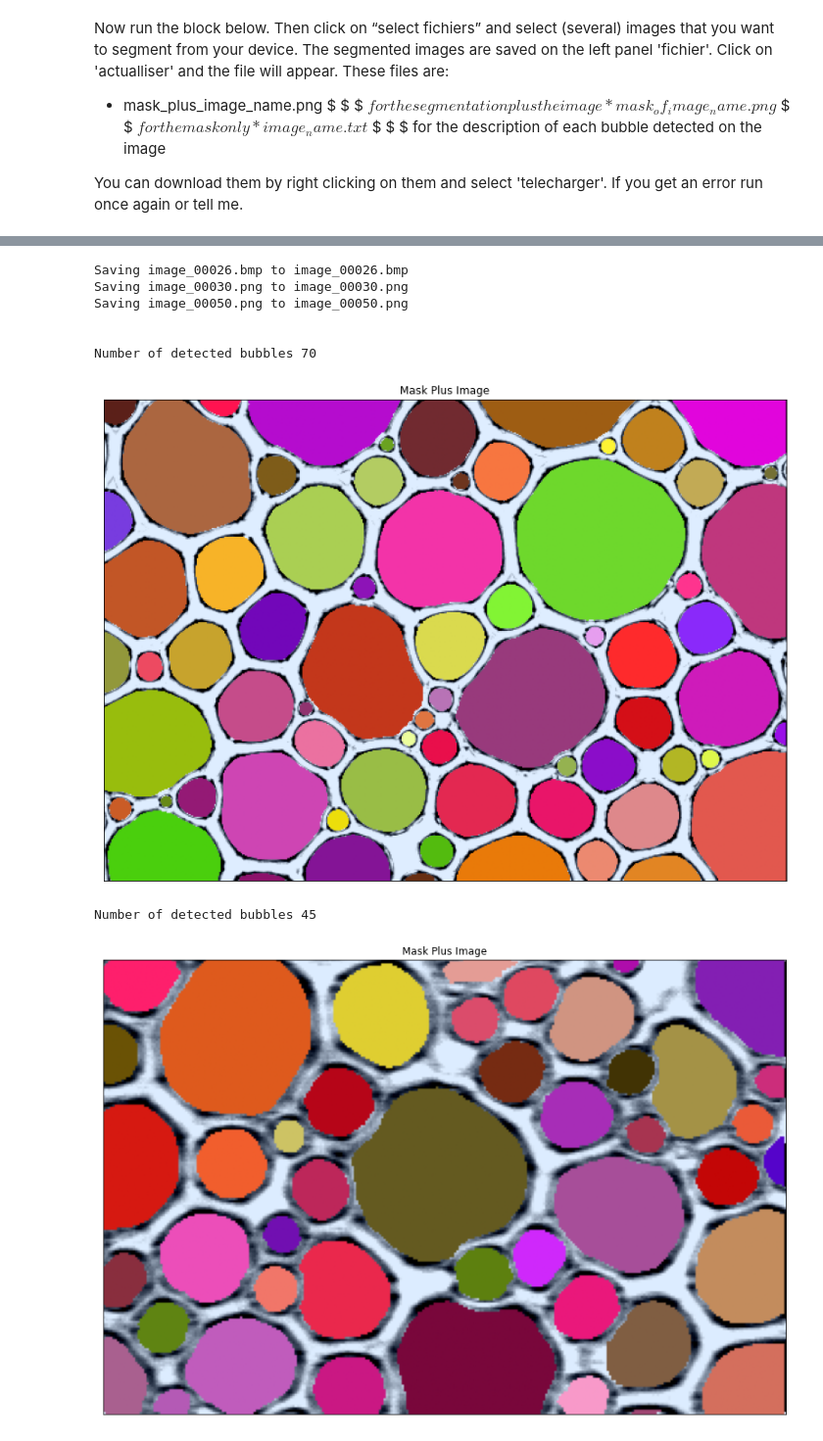
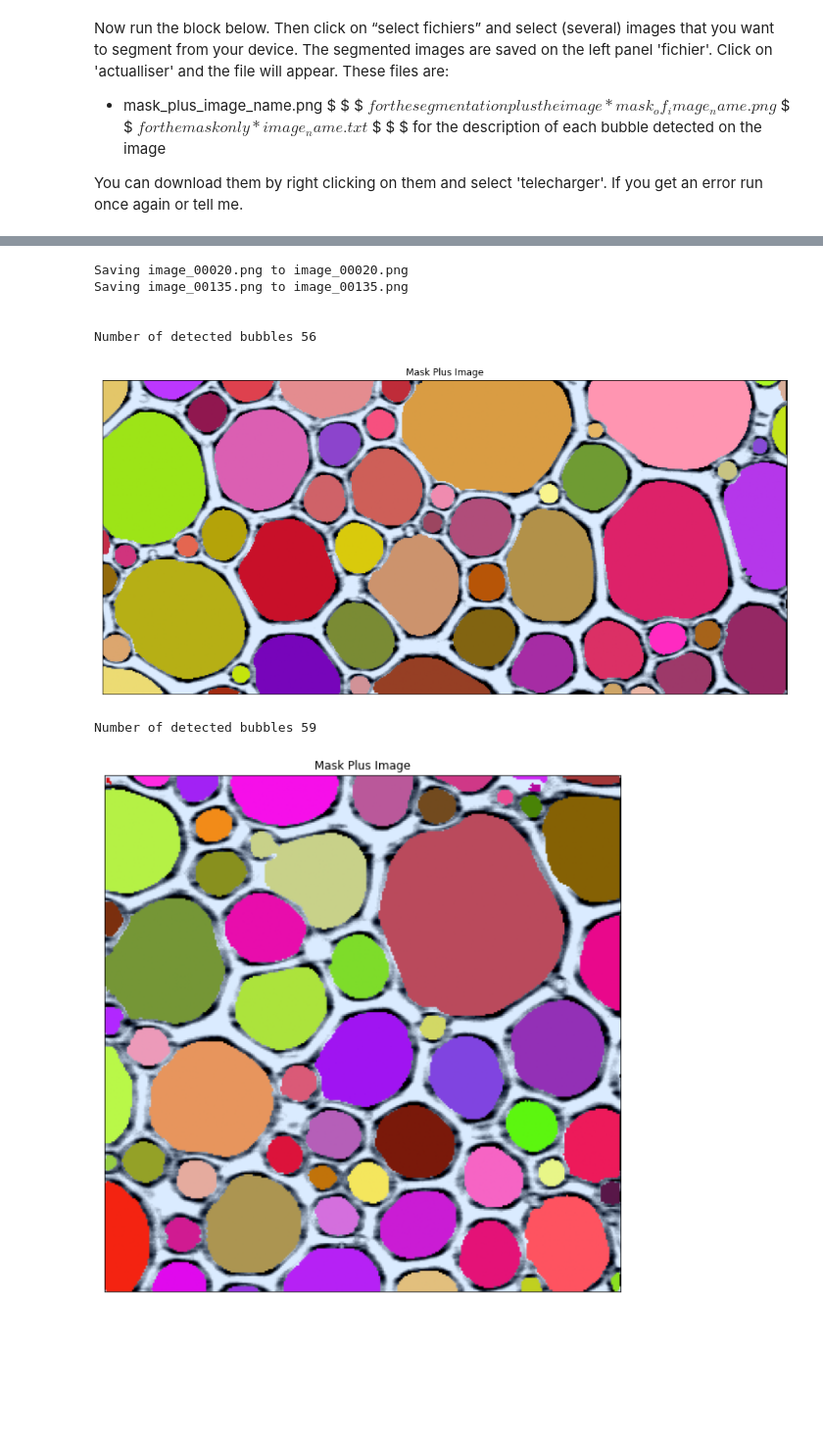
Before and after one commit to larrygoyeau/bubble_segmentation_Unet, a Jupyter notebook: Unet_automatic_segementation.ipynb, the cells around one changed output, grey strips where cells are left out. Shown: that part at 98% size. Saved outputs shown, nothing was run; the diff lists cells and outputs as text; code cells hidden in the pictures; blank space fills up the shorter version.

```diff
--- a/Unet_automatic_segementation.ipynb
+++ b/Unet_automatic_segementation.ipynb
@@ -248,11 +248,13 @@ def foam(mask,color_air,threshold,color_liquide,image_name,remove_bubbles_on_the
 def segment_image(uploaded,remove_bubbles_on_the_border):
 
   size_of_bubbles=[]
+  size_images=[]
 
   for image_uploaded in uploaded:
     print('\n')
     path=os.path.join('/content', image_uploaded)
     image=cv2.imread(path)
+    size_images=size_images+[image.shape[0]*image.shape[1]]
     path=path.replace(' ', '\ ')
     os.system('rm '+path)
 
@@ -288,7 +290,7 @@ def segment_image(uploaded,remove_bubbles_on_the_border):
     visualize(mask_plus_image=denormalize(mask_plus_image.squeeze()))
     cv2.imwrite('mask_plus_'+image_uploaded[:-3]+'png', mask_plus_image)
     cv2.imwrite('mask_of_'+image_uploaded[:-3]+'png', mask)
-  return(size_of_bubbles)
+  return(size_of_bubbles,size_images)
 
 
 #The following functions will create the interface for the hand drawing.
@@ -487,16 +489,15 @@ Now run the block below. Then click on “select fichiers” and select (several
 # %%
 #@title Run this block { run: "auto" }
 
 file_names = files.upload()
-size_of_bubbles=segment_image(file_names,remove_bubbles_on_the_border)
+size_all_bubbles,size_images=segment_image(file_names,remove_bubbles_on_the_border)
 # %% [output]
 [interactive output not drawn]
-Saving image_00026.bmp to image_00026.bmp
-Saving image_00030.png to image_00030.png
-Saving image_00050.png to image_00050.png
+Saving image_00020.png to image_00020.png
+Saving image_00135.png to image_00135.png
 
 
-Number of detected bubbles 70
+Number of detected bubbles 56
-[figure, old version]
+[figure, new version]
-Number of detected bubbles 45
+Number of detected bubbles 59
-[figure, old version]
+[figure, new version]
```
Also changed, not shown: parts of 7 cells of this notebook.
